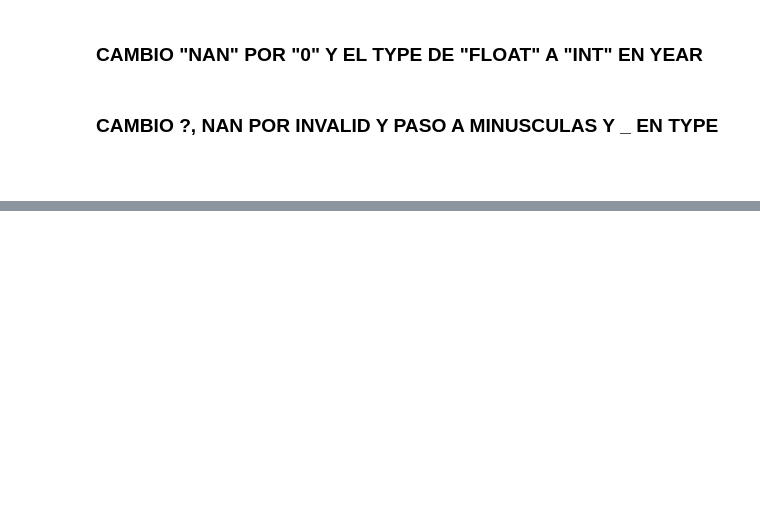
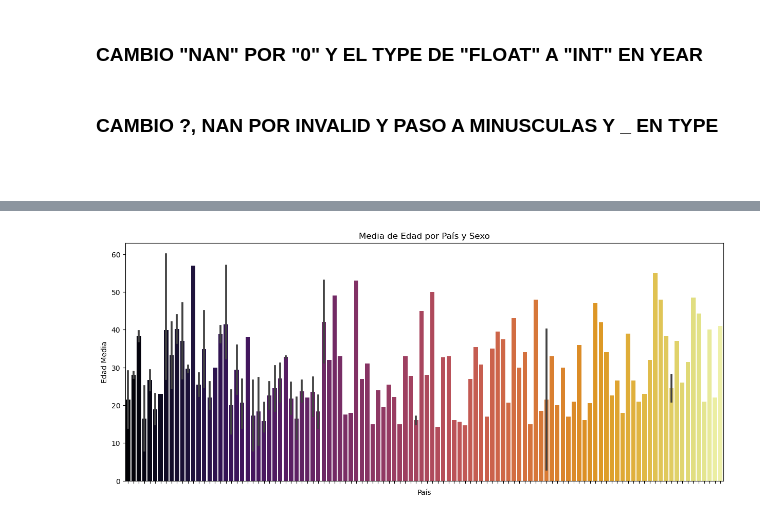
Before and after one commit to astonymartin/QUEST-2, a Jupyter notebook: QUEST 2.ipynb, the cells around one changed output, grey strips where cells are left out. Drawn from its saved outputs; the diff is of its cells as text; code cells hidden in the pictures; blank space fills up the shorter version.

```diff
--- a/QUEST 2.ipynb
+++ b/QUEST 2.ipynb
@@ -89,0 +154,9 @@ Name: count, Length: 218, dtype: int64
+# %%
+dfcopy["source"].fillna("undefined", inplace=True)
+# %%
+dfcopy["injury"].fillna("undefined", inplace=True)
+# %%
+map_function = lambda x: "male" if str(x).strip().lower() == 'm' else ("female" if str(x).strip().lower() == 'f' else "undefined")
+dfcopy["sex"] = dfcopy["sex"].map(map_function)
+# %%
+dfcopy["original_order"].fillna(0, inplace=True)
@@ -89,0 +204,15 @@ Name: count, Length: 218, dtype: int64
+# %%
+import pandas as pd
+import seaborn as sns
+import matplotlib.pyplot as plt
+df_pivot2 = pd.pivot_table(dfcopy[dfcopy['age'] != 0], values='age', index=('sex', 'country'), aggfunc=('mean', 'max', 'min'))
+df_pivot2_reset = df_pivot2.reset_index()
+fig, ax = plt.subplots(figsize=(15, 6))
+sns.barplot(x='country', y='mean', data=df_pivot2_reset, palette='inferno')
+ax.set_xticklabels([])
+plt.title('Media de Edad por País y Sexo')
+plt.xlabel('País')
+plt.ylabel('Edad Media')
+plt.show()
+# %% [output]
+[figure, added]
```
Also changed, not shown: parts of 49 cells of this notebook.
